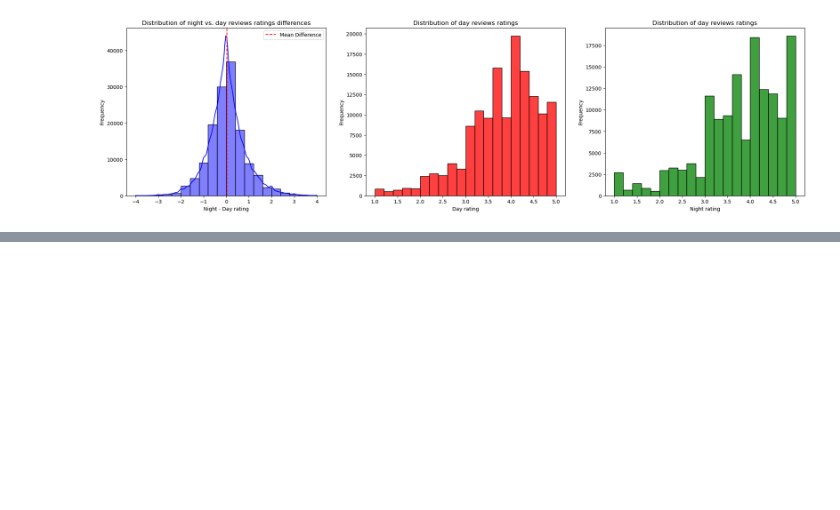
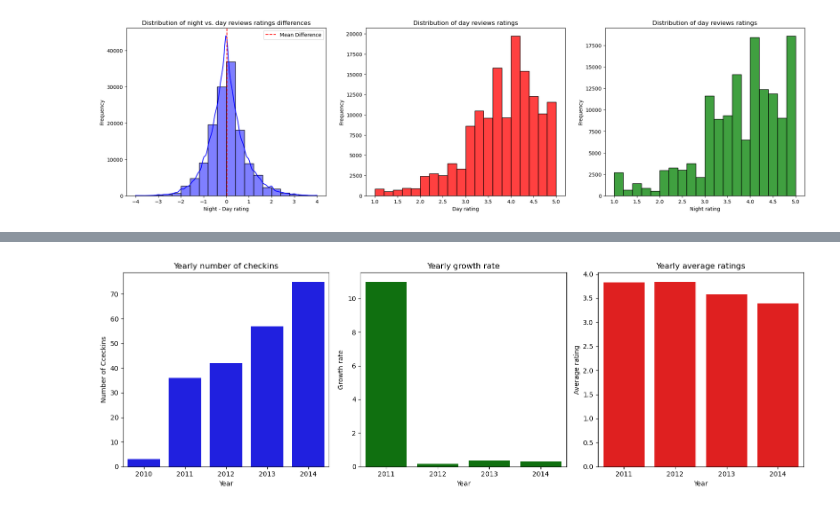
Before and after one commit to Vitali-Matteo/SMBUD-Project, a Jupyter notebook: Queries.ipynb, the cells around one changed output, grey strips where cells are left out. Saved outputs shown, nothing was run; the diff lists cells and outputs as text; code cells hidden in the pictures; blank space fills up the shorter version.

```diff
--- a/Queries.ipynb
+++ b/Queries.ipynb
@@ -772,0 +1099,16 @@ plt.show()
+# %%
+#Process with Python function and filter the result
+filter = lambda x : x >= 0.1 #This means: "reatin all businesses with growth rate of at least +0.1"
+for doc in yearly_checkins:
+    doc["checkins_trend"] = calculate_and_filter_trend(doc["checkins_sequence"], filter)
+
+yearly_checkins = [doc for doc in yearly_checkins if doc["checkins_trend"]]
+
+#Now, combine with the reviews
+for doc in yearly_checkins:
+    if (doc["name"],  doc["city"]) in yearly_reviews.keys():
+        years = [x["year"] for x in doc["checkins_trend"]]
+        doc["reviews_trend"] = [x for x in yearly_reviews[(doc["name"],  doc["city"])] if x["year"] in years]
+
+#Final result
+yearly_checkins[6]
@@ -772,0 +1173,15 @@ plt.show()
+# %%
+sequences = [(index, item.get("checkins_sequence", [])) for index, item in enumerate(yearly_checkins)]
+sequences = [(index, len(item[1])) for index, item in enumerate(sequences)]
+df = pd.DataFrame(sequences, columns=["index", "length"])
+
+#Sort by sequence length in descending order and pick top 5
+top_indices = df.sort_values("length", ascending = False).head(5)["index"]
+
+#Retrieve the corresponding dictionaries
+top_dicts = [yearly_checkins[i] for i in top_indices]
+
+#Plot for one of top-5
+plot(top_dicts[4])
+# %% [output]
+[figure, added]
```
Also changed, not shown: parts of 11 cells of this notebook, 1 other file.
